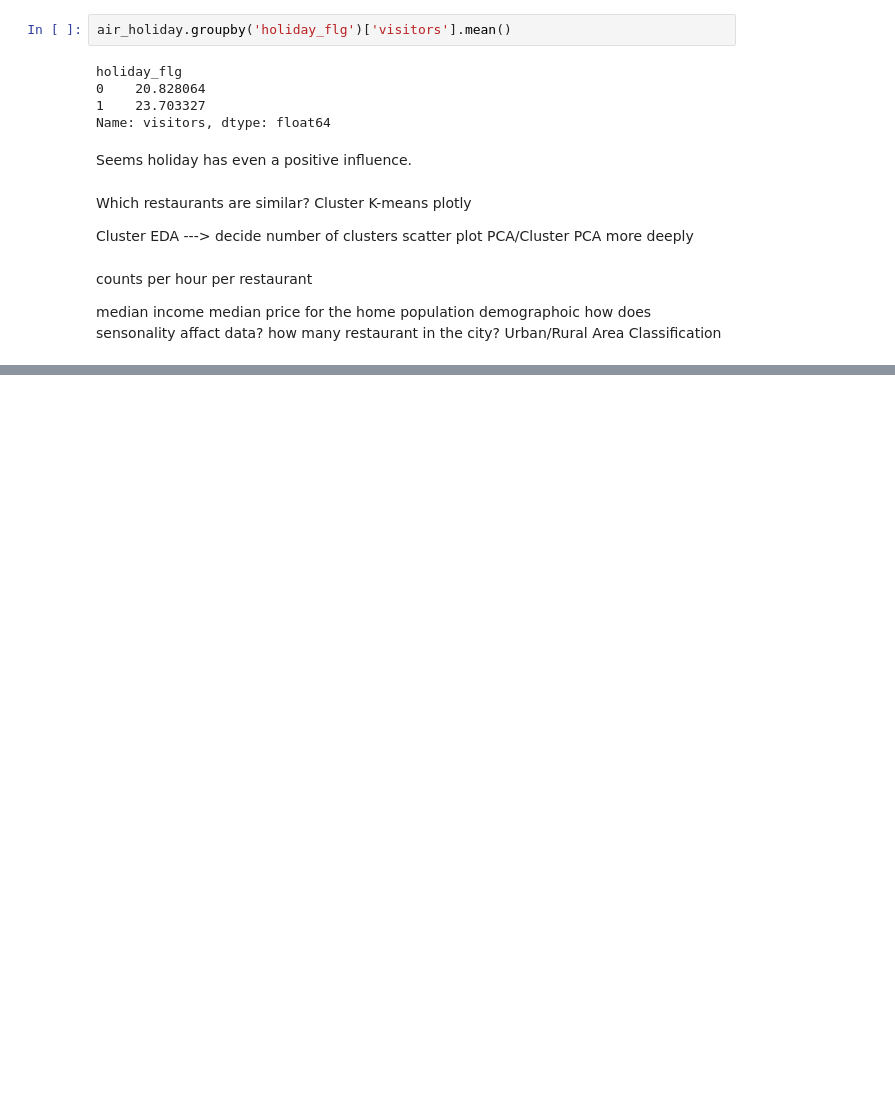
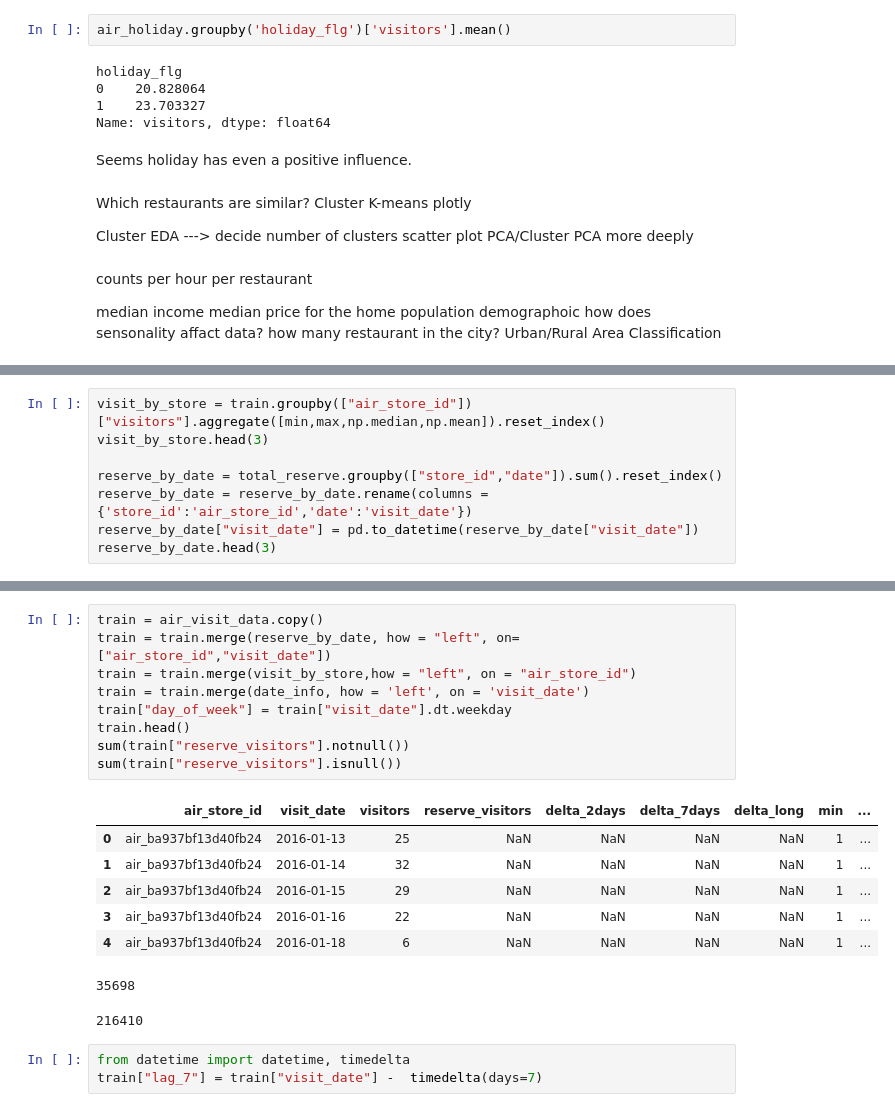
Before and after one commit to yiqingyang75/Kaggle-Restaurant-Visitor-Forecasting, a Jupyter notebook: py/Recruit Restaurant Visitor Forecasting.ipynb, the cells around one changed output, grey strips where cells are left out. Saved outputs shown, nothing was run; the diff lists cells and outputs as text; blank space fills up the shorter version.

```diff
--- a/py/Recruit Restaurant Visitor Forecasting.ipynb
+++ b/py/Recruit Restaurant Visitor Forecasting.ipynb
@@ -257,0 +272,8 @@ Urban/Rural Area Classification
+# %%
+visit_by_store = train.groupby(["air_store_id"])["visitors"].aggregate([min,max,np.median,np.mean]).reset_index()
+visit_by_store.head(3)
+
+reserve_by_date = total_reserve.groupby(["store_id","date"]).sum().reset_index()
+reserve_by_date = reserve_by_date.rename(columns = {'store_id':'air_store_id','date':'visit_date'})
+reserve_by_date["visit_date"] = pd.to_datetime(reserve_by_date["visit_date"])
+reserve_by_date.head(3)
@@ -257,0 +289,21 @@ Urban/Rural Area Classification
+# %%
+train = air_visit_data.copy()
+train = train.merge(reserve_by_date, how = "left", on=["air_store_id","visit_date"])
+train = train.merge(visit_by_store,how = "left", on = "air_store_id")
+train = train.merge(date_info, how = 'left', on = 'visit_date')
+train["day_of_week"] = train["visit_date"].dt.weekday
+train.head()
+sum(train["reserve_visitors"].notnull())
+sum(train["reserve_visitors"].isnull())
+# %% [output]
+|  | air_store_id | visit_date | visitors | reserve_visitors | delta_2days | delta_7days | delta_long | min | ... |
+| 0 | air_ba937bf13d40fb24 | 2016-01-13 | 25 | NaN | NaN | NaN | NaN | 1 | ... |
+| 1 | air_ba937bf13d40fb24 | 2016-01-14 | 32 | NaN | NaN | NaN | NaN | 1 | ... |
+| 2 | air_ba937bf13d40fb24 | 2016-01-15 | 29 | NaN | NaN | NaN | NaN | 1 | ... |
+| 3 | air_ba937bf13d40fb24 | 2016-01-16 | 22 | NaN | NaN | NaN | NaN | 1 | ... |
+| 4 | air_ba937bf13d40fb24 | 2016-01-18 | 6 | NaN | NaN | NaN | NaN | 1 | ... |
+35698
+216410
+# %%
+from datetime import datetime, timedelta
+train["lag_7"] = train["visit_date"] -  timedelta(days=7)
```
Also changed, not shown: parts of 17 cells of this notebook, 1 other file.
